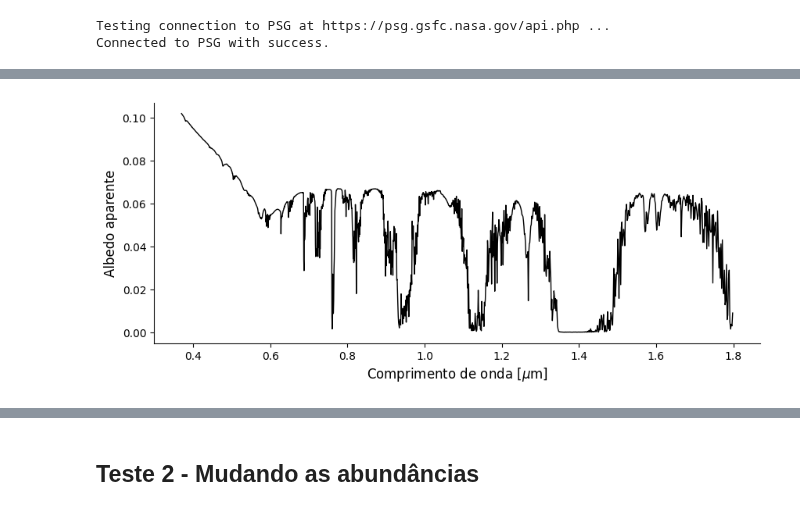
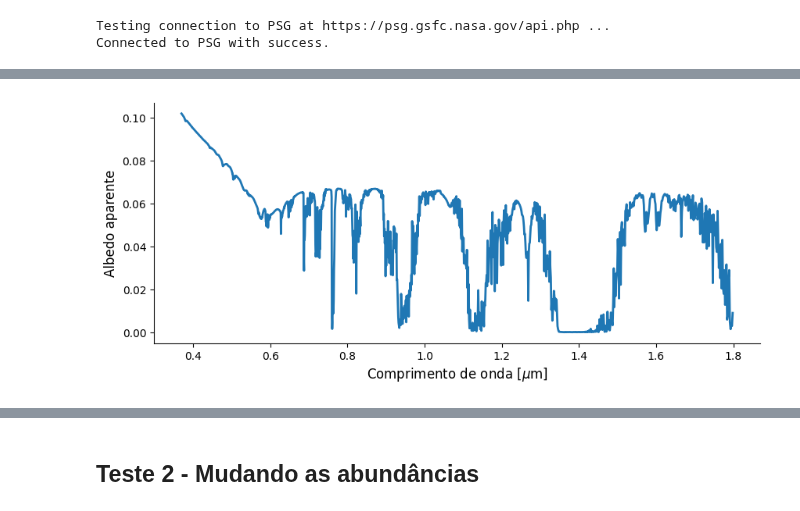
Before and after one commit to SarahBarbosa/geexhp, a Jupyter notebook: notebooks/terra_moderna.ipynb, the cells around one changed output, grey strips where cells are left out. Saved outputs shown, nothing was run; the diff lists cells and outputs as text; code cells hidden in the pictures.

```diff
--- a/notebooks/terra_moderna.ipynb
+++ b/notebooks/terra_moderna.ipynb
@@ -391,6 +479,6 @@ psg = pypsg.PSG(timeout_seconds = 200)
 Testing connection to PSG at https://psg.gsfc.nasa.gov/api.php ...
 Connected to PSG with success.
 # %%
-modifica_telescopio(config)     # HabEx Workforce Camera (HWC)
-resultado = psg.run(config)
-spectrum = EspectroAnalise(resultado)
+config_HWC = config.copy()
+modifica_telescopio(config_HWC, instrumento = 'HWC')     # HabEx Workforce Camera (HWC)
+resultado = psg.run(config_HWC)
@@ -397,4 +502,4 @@ spectrum = EspectroAnalise(resultado)
 # %%
-spectrum.plotar_espectro(cor_linha = "k");
+spectrum.plotar_espectro();
 # %% [output]
-[figure, old version]
+[figure, new version]
```
Also changed, not shown: parts of 14 cells of this notebook.
